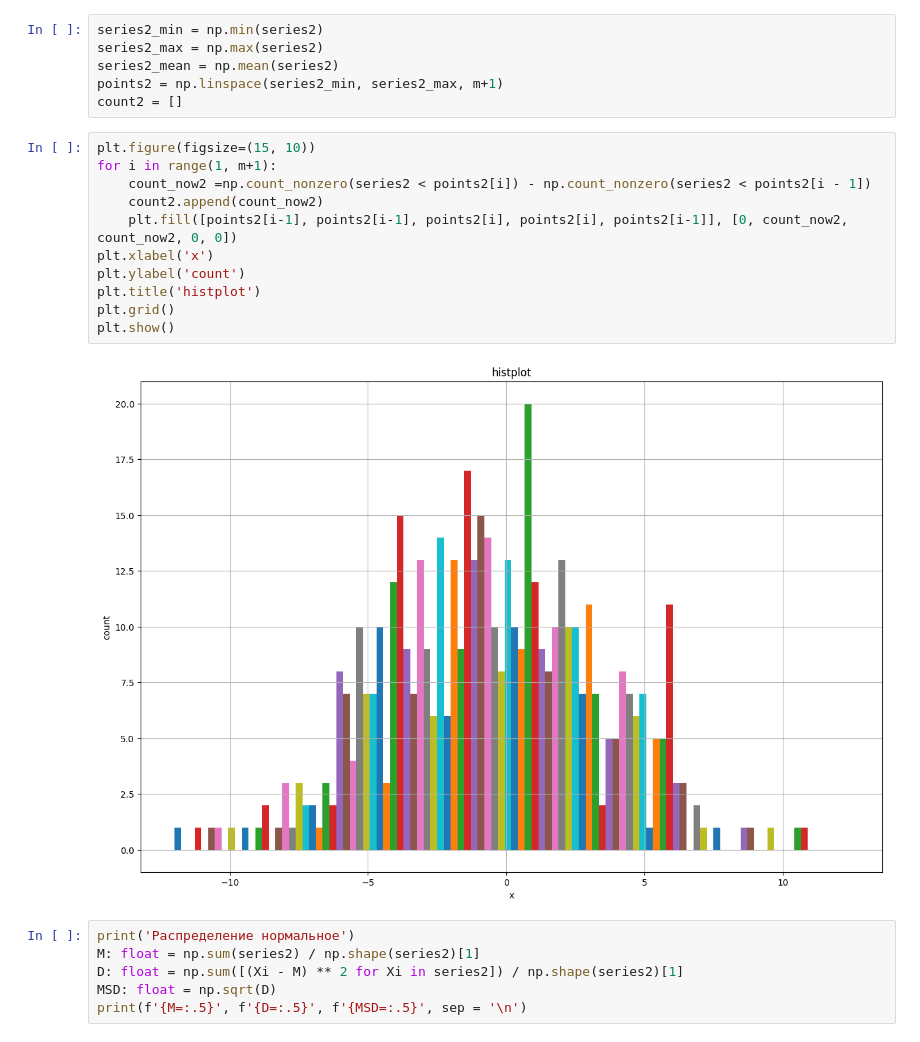
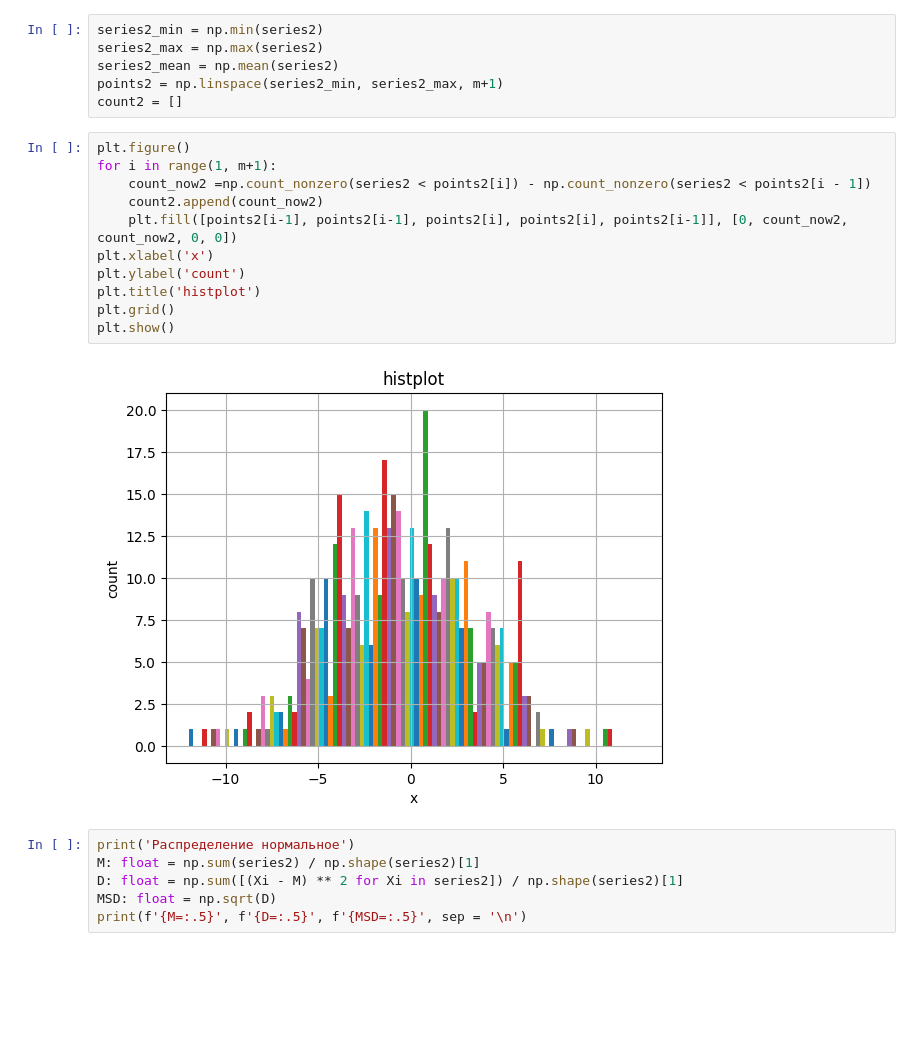
Before and after one commit to rscr1/summer_practice_mai_2, a Jupyter notebook: hw5/hw5 Done.ipynb, the cells around one changed output. Drawn from its saved outputs; the diff is of its cells as text; blank space fills up the shorter version.

```diff
--- a/hw5/hw5 Done.ipynb
+++ b/hw5/hw5 Done.ipynb
@@ -148,18 +147,18 @@ series2_mean = np.mean(series2)
 points2 = np.linspace(series2_min, series2_max, m+1)
 count2 = []
 # %%
-plt.figure(figsize=(15, 10))
+plt.figure()
 for i in range(1, m+1):
     count_now2 =np.count_nonzero(series2 < points2[i]) - np.count_nonzero(series2 < points2[i - 1])
     count2.append(count_now2)
     plt.fill([points2[i-1], points2[i-1], points2[i], points2[i], points2[i-1]], [0, count_now2, count_now2, 0, 0])
 plt.xlabel('x')
 plt.ylabel('count')
 plt.title('histplot')
 plt.grid()
 plt.show()
 # %% [output]
-[figure, old version]
+[figure, new version]
 # %%
 print('Распределение нормальное')
 M: float = np.sum(series2) / np.shape(series2)[1]
```
Also changed, not shown: parts of 1 cell of this notebook, 21 other files.
